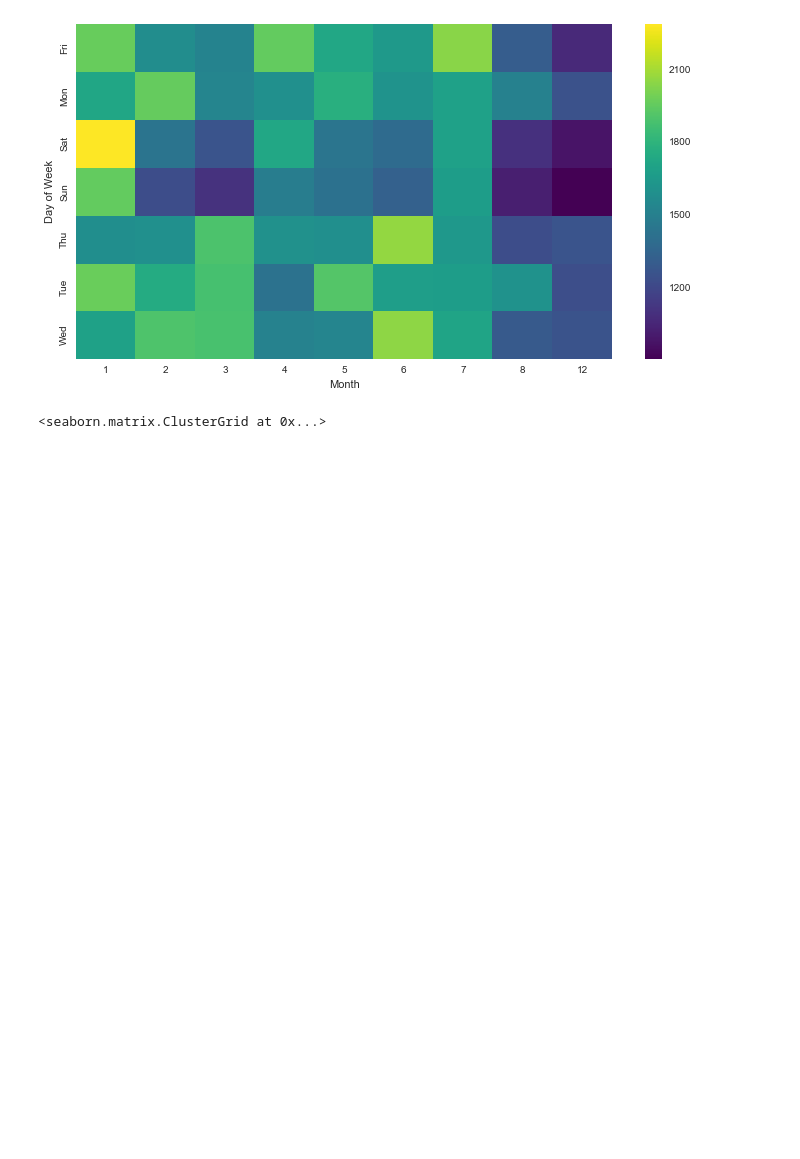
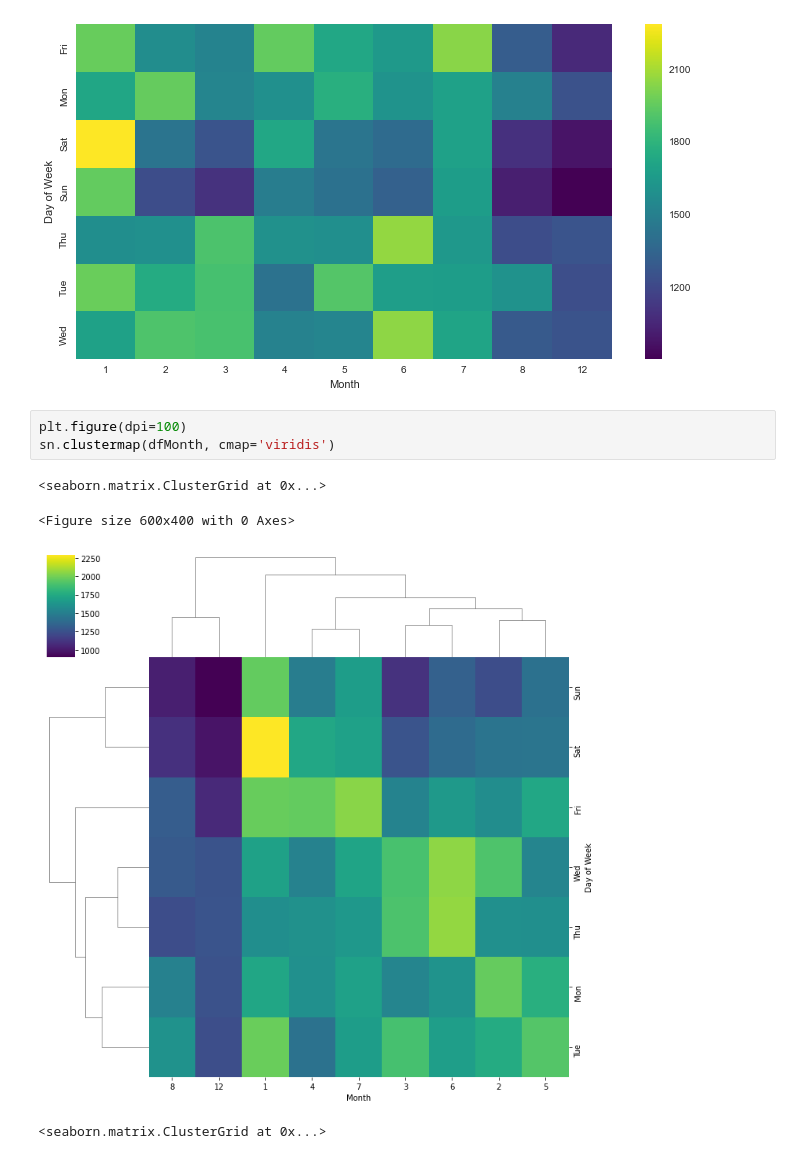
Before and after one commit to makncheese69420/911-Capstone-Project, a Jupyter notebook: 01-911 Calls Data Capstone Project.ipynb, the cells around one changed output. Saved outputs shown, nothing was run; the diff lists cells and outputs as text; blank space fills up the shorter version.

```diff
--- a/01-911 Calls Data Capstone Project.ipynb
+++ b/01-911 Calls Data Capstone Project.ipynb
@@ -371,6 +391,13 @@ sn.clustermap(dfGrid, cmap='viridis')
 # %% [output]
 <matplotlib.axes._subplots.AxesSubplot at 0x...>
 [figure]
+# %%
+plt.figure(dpi=100)
+sn.clustermap(dfMonth, cmap='viridis')
+# %% [output]
+<seaborn.matrix.ClusterGrid at 0x...>
+<Figure size 600x400 with 0 Axes>
+[figure, added]
 # %%
 # %% [output]
 <seaborn.matrix.ClusterGrid at 0x...>
```
Also changed, not shown: parts of 2 cells of this notebook, 1 other file.
